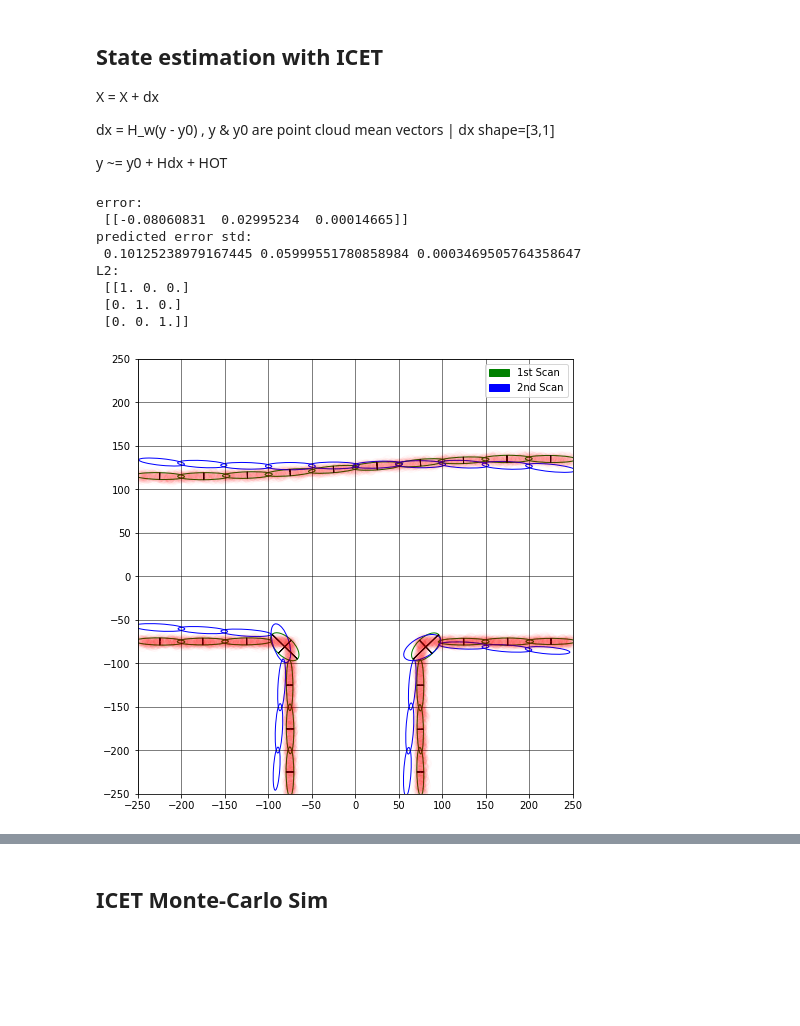
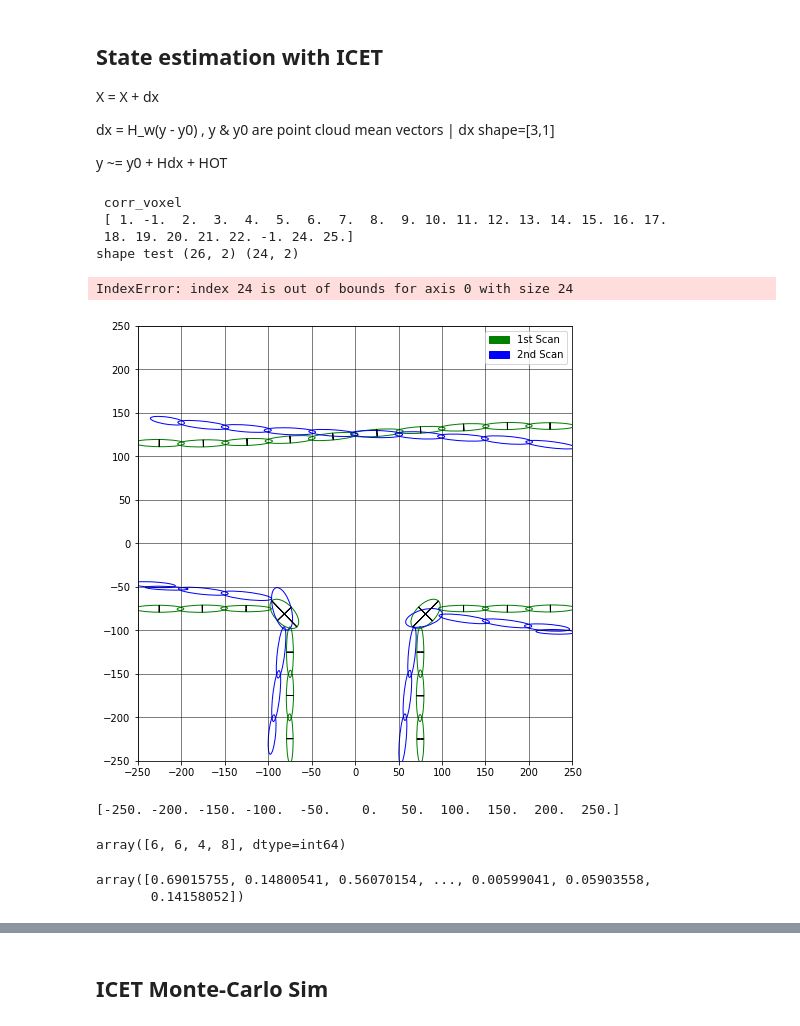
Before and after one commit to mcdermatt/ASAR, a Jupyter notebook: v1/train_network.ipynb, the cells around one changed output, grey strips where cells are left out. Drawn from its saved outputs; the diff is of its cells as text; code cells hidden in the pictures; blank space fills up the shorter version.

Commit message:
started voxel based alt correspondence func for 2D-ICET/ NDT

```diff
--- a/v1/train_network.ipynb
+++ b/v1/train_network.ipynb
@@ -455,7 +457,7 @@ ax9.set_aspect('equal')
 # print(a)
 a = 59 #59 #10 #97 #33 #easy test scans
 fidelity = 10 # [N x N] grid of ellipses
-nc = 250  # number of cycles
+nc = 50  # number of cycles
 atd = True #along track demo
 
 r, t, results, x_actual = NDT(dat1[a],dat2[a],fig9,ax9, fid = fidelity,
@@ -634,43 +647,56 @@ blue = mpatches.Patch(color='blue', label='2nd Scan')
 # red = mpatches.Patch(color='red', label='Estimated transformation')
 # plt.legend(handles=[green, blue, red])
 plt.legend(handles=[green, blue])
 
 
 fidelity = 10     # [N x N] grid of ellipses
-nc = 25    # number of cycles
+nc = 2    # number of cycles
 min_num_pts = 10  # minimum number of points per ellipse #works well with 5 for default
 atd = True #along track demo
 
 if atd == True:
     X, Q, hist, x_actual, condinfo = ICET_v2(dat1[a],dat2[a],fig12,ax12,
                                               fid = fidelity, num_cycles = nc, min_num_pts = min_num_pts, along_track_demo = atd)
     print("error: \n", x_actual+X.T)
 #     print("estimate: \n", X.T)
 #     print("x_actual: \n", x_actual)
 else:
     X, Q, hist, condinfo = ICET_v2(dat1[a],dat2[a],fig12,ax12,
                                     fid = fidelity, num_cycles = nc, min_num_pts = min_num_pts, along_track_demo = atd)
 # print("best transformation X = \n", X.T)
 # print("Q = \n", Q)
 
 print("predicted error std: \n", np.sqrt(Q[0,0]), np.sqrt(Q[1,1]), np.sqrt(Q[2,2]))
 
 print("L2: \n", condinfo[0])
 # print("lam: \n", condinfo[1])
 # print("U2: \n", condinfo[2])
 
 x_hat_hist, y_hist, z_hist = hist
 # print(y_hist)
 # %% [output]
-error:
- [[-0.08060831  0.02995234  0.00014665]]
-predicted error std:
- 0.10125238979167445 0.05999551780858984 0.0003469505764358647
-L2:
- [[1. 0. 0.]
- [0. 1. 0.]
- [0. 0. 1.]]
+ corr_voxel
+ [ 1. -1.  2.  3.  4.  5.  6.  7.  8.  9. 10. 11. 12. 13. 14. 15. 16. 17.
+ 18. 19. 20. 21. 22. -1. 24. 25.]
+shape test (26, 2) (24, 2)
+IndexError: index 24 is out of bounds for axis 0 with size 24
-[figure, old version]
+[figure, new version]
+# %%
+#test np digitize func
+x = np.array([1,2,-51,101])
+bins = np.linspace(-250,250,11)
+print(bins)
+np.digitize(x, bins)
+# %% [output]
+[-250. -200. -150. -100.  -50.    0.   50.  100.  150.  200.  250.]
+array([6, 6, 4, 8], dtype=int64)
+# %%
+#np large matrix test
+big_boi = np.random.randn(128000)
+np.sin(big_boi**2)
+# %% [output]
+array([0.69015755, 0.14800541, 0.56070154, ..., 0.00599041, 0.05903558,
+       0.14158052])
 # %%
 # fig13 = plt.figure()
 # ax13 = fig13.add_subplot()
```
Also changed, not shown: parts of 7 cells of this notebook, 2 other files.
